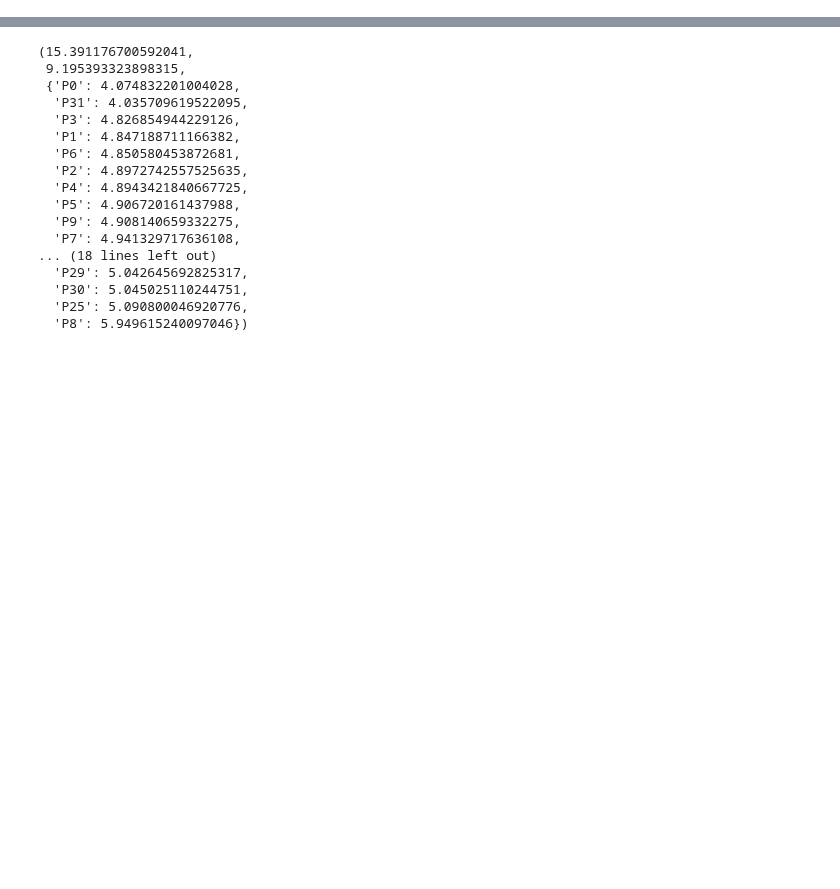
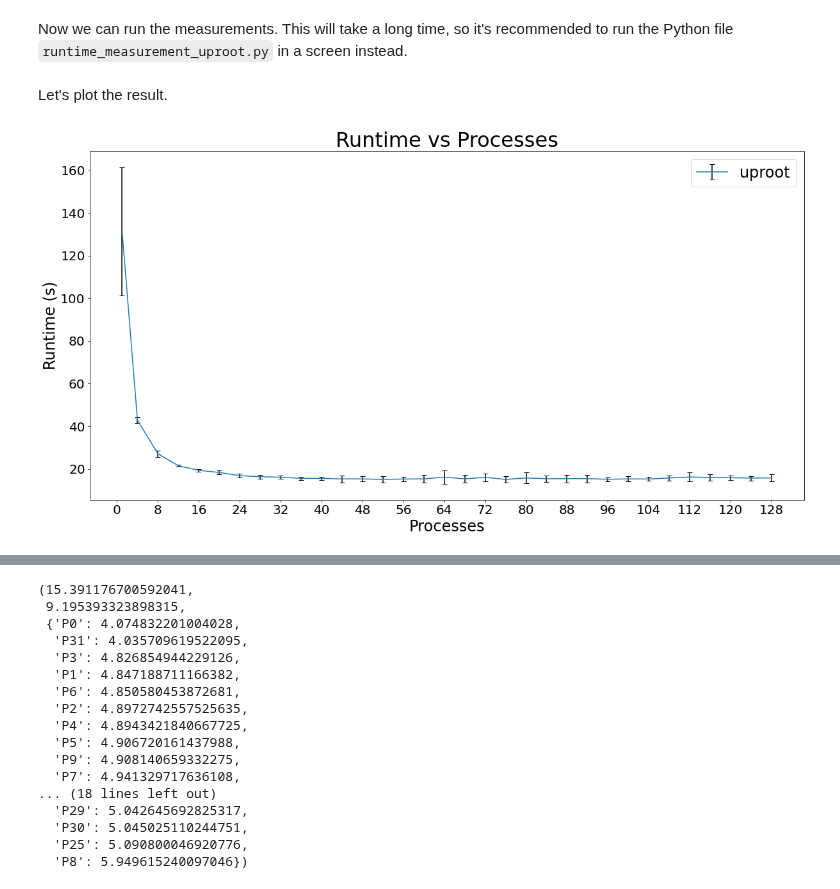
Before and after one commit to bucket420/DOE-INFN-2022, a Jupyter notebook: runtime_measurement_uproot.ipynb, the cells around one changed output, grey strips where cells are left out. Drawn from its saved outputs; the diff is of its cells as text; code cells hidden in the pictures; blank space fills up the shorter version.

```diff
--- a/runtime_measurement_uproot.ipynb
+++ b/runtime_measurement_uproot.ipynb
@@ -104,0 +199,5 @@ def runtime_vs_variable(path, target_dir, measure_function, variable, step, n_lo
+# %%
+path = "../data/128_files/"
+target_dir = "runtime_tests_rdf/128_files/wn-gpu-8-3-22"
+# %% [markdown]
+Now we can run the measurements. This will take a long time, so it's recommended to run the Python file `runtime_measurement_uproot.py` in a screen instead.
@@ -104,0 +208,2 @@ def runtime_vs_variable(path, target_dir, measure_function, variable, step, n_lo
+# %% [markdown]
+Let's plot the result.
@@ -104,0 +212,11 @@ def runtime_vs_variable(path, target_dir, measure_function, variable, step, n_lo
+# %%
+plot(path,
+     'Runtime vs Processes',
+     'Processes',
+     'Runtime (s)',
+     "runtime_tests_uproot/128_files/wn-gpu-8-3-22/runtime_vs_processes_128_128_4_20.csv",
+     "uproot",
+     plot_type="errorbars"
+    )
+# %% [output]
+[figure, added]
```
Also changed, not shown: parts of 29 cells of this notebook, 3 other files.
